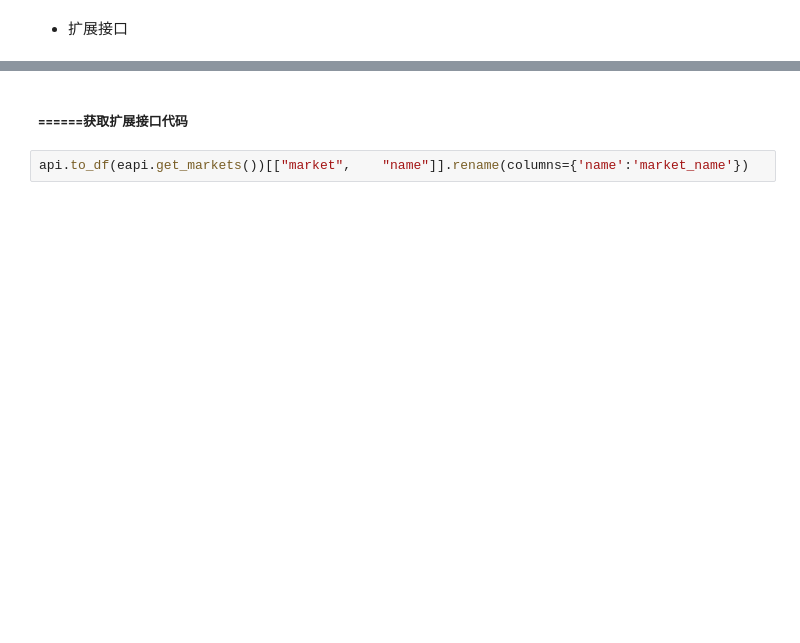
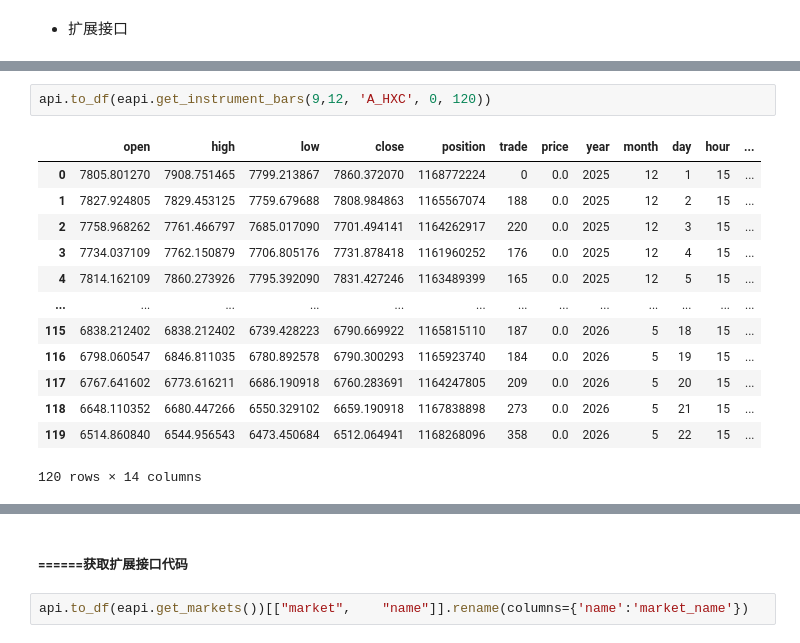
Before and after one commit to u588/app, a Jupyter notebook: AiStock/TDX数据接口.ipynb, the cells around one changed output, grey strips where cells are left out. Drawn from its saved outputs; the diff is of its cells as text; blank space fills up the shorter version.

```diff
--- a/AiStock/TDX数据接口.ipynb
+++ b/AiStock/TDX数据接口.ipynb
@@ -135,5 +130,21 @@ api.to_df(eapi.get_instrument_bars(9,7, 'IO8U07EP', 0, 120))
 | 118 | 112.000000 | 153.399994 | 69.599998 | 70.000000 | 4805 | 118 | 70.000000 | 2026 | 5 | 21 | 15 | ... |
 | 119 | 84.000000 | 99.199997 | 75.400002 | 87.400002 | 4436 | 88 | 87.400002 | 2026 | 5 | 22 | 15 | ... |
 120 rows × 14 columns
+# %%
+api.to_df(eapi.get_instrument_bars(9,12, 'A_HXC', 0, 120))
+# %% [output]
+|  | open | high | low | close | position | trade | price | year | month | day | hour | ... |
+| 0 | 7805.801270 | 7908.751465 | 7799.213867 | 7860.372070 | 1168772224 | 0 | 0.0 | 2025 | 12 | 1 | 15 | ... |
+| 1 | 7827.924805 | 7829.453125 | 7759.679688 | 7808.984863 | 1165567074 | 188 | 0.0 | 2025 | 12 | 2 | 15 | ... |
+| 2 | 7758.968262 | 7761.466797 | 7685.017090 | 7701.494141 | 1164262917 | 220 | 0.0 | 2025 | 12 | 3 | 15 | ... |
+| 3 | 7734.037109 | 7762.150879 | 7706.805176 | 7731.878418 | 1161960252 | 176 | 0.0 | 2025 | 12 | 4 | 15 | ... |
+| 4 | 7814.162109 | 7860.273926 | 7795.392090 | 7831.427246 | 1163489399 | 165 | 0.0 | 2025 | 12 | 5 | 15 | ... |
+| ... | ... | ... | ... | ... | ... | ... | ... | ... | ... | ... | ... | ... |
+| 115 | 6838.212402 | 6838.212402 | 6739.428223 | 6790.669922 | 1165815110 | 187 | 0.0 | 2026 | 5 | 18 | 15 | ... |
+| 116 | 6798.060547 | 6846.811035 | 6780.892578 | 6790.300293 | 1165923740 | 184 | 0.0 | 2026 | 5 | 19 | 15 | ... |
+| 117 | 6767.641602 | 6773.616211 | 6686.190918 | 6760.283691 | 1164247805 | 209 | 0.0 | 2026 | 5 | 20 | 15 | ... |
+| 118 | 6648.110352 | 6680.447266 | 6550.329102 | 6659.190918 | 1167838898 | 273 | 0.0 | 2026 | 5 | 21 | 15 | ... |
+| 119 | 6514.860840 | 6544.956543 | 6473.450684 | 6512.064941 | 1168268096 | 358 | 0.0 | 2026 | 5 | 22 | 15 | ... |
+120 rows × 14 columns
 # %%
 eapi.connect('47.112.95.207', 7720)
```
Also changed, not shown: parts of 23 cells of this notebook, 8 other files.
